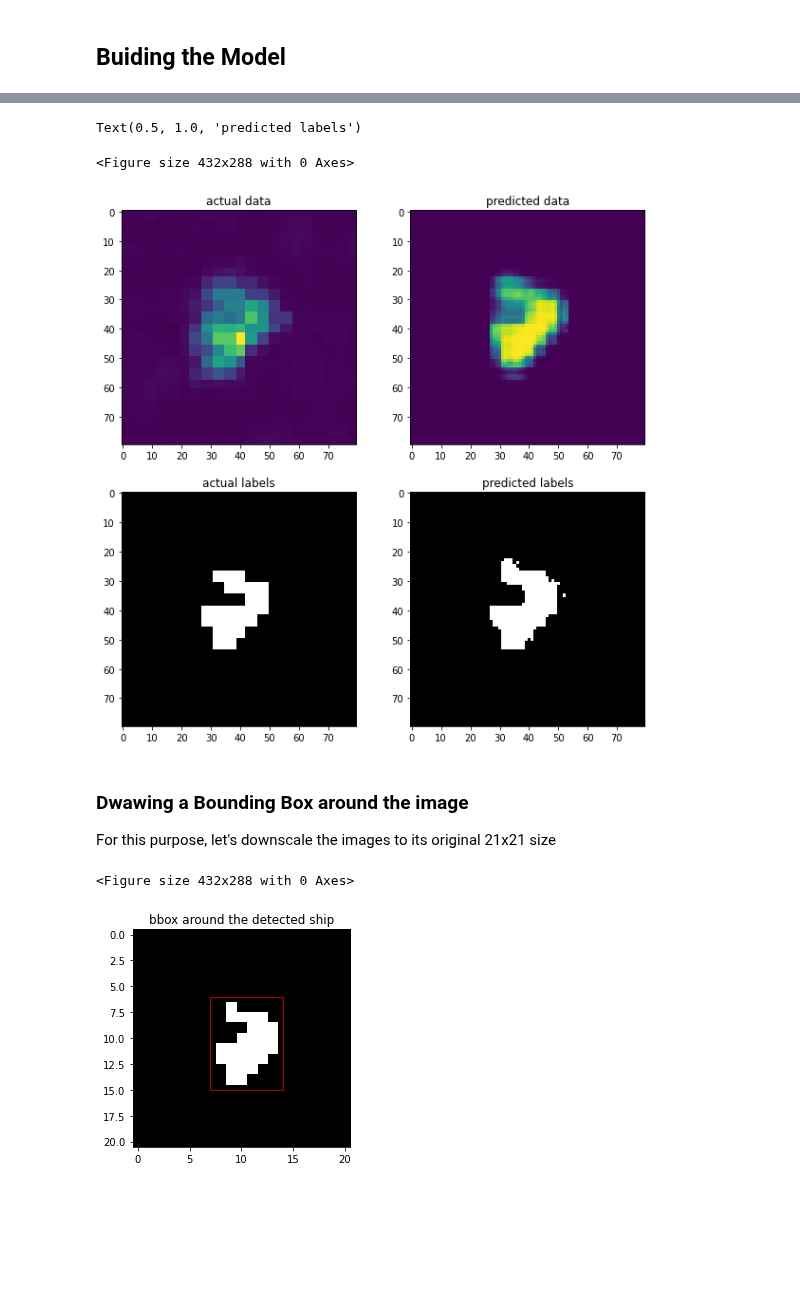
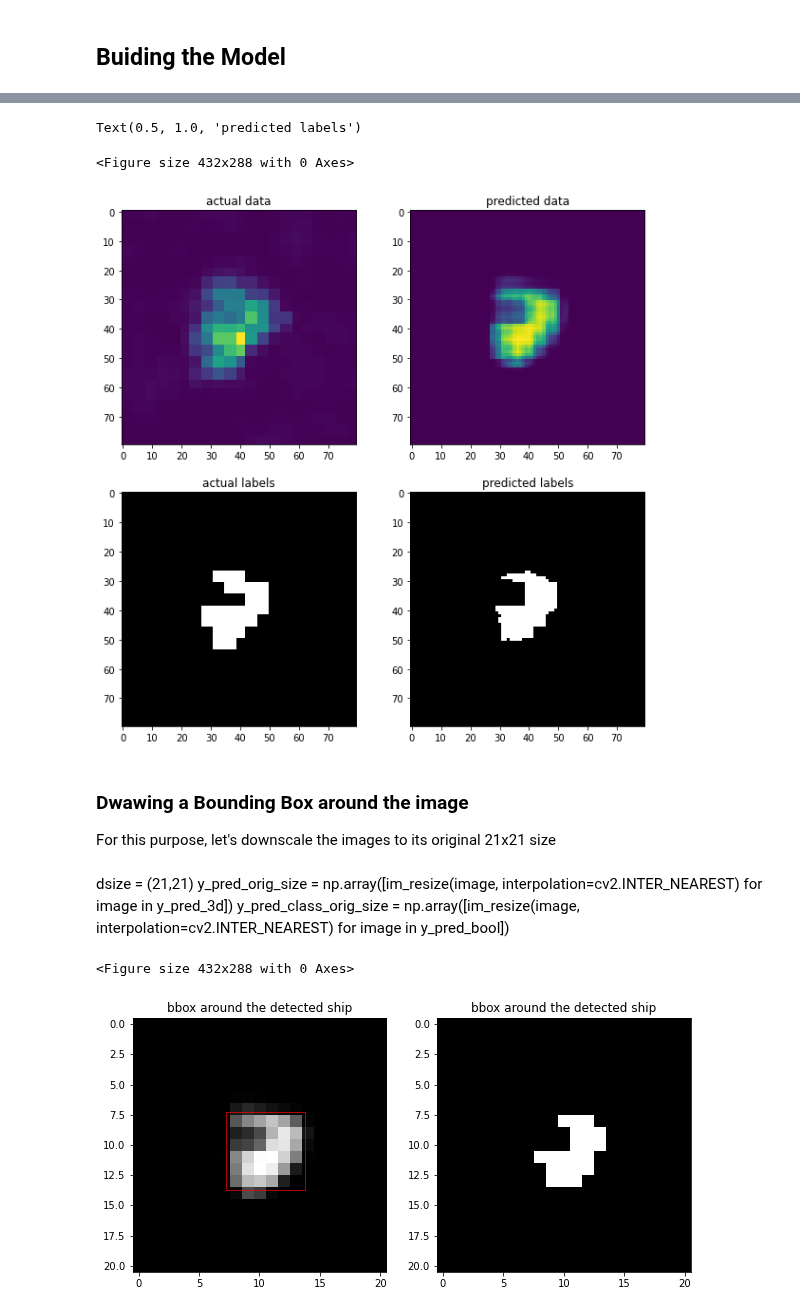
Before and after one commit to armkhudinyan/sar-ship-detect, a Jupyter notebook: scripts/Dechesne_under_development.ipynb, the cells around one changed output, grey strips where cells are left out. Drawn from its saved outputs; the diff is of its cells as text; code cells hidden in the pictures; blank space fills up the shorter version.

Commit message:
Foxing the code, Rerunning, foxing bbox

```diff
--- a/scripts/Dechesne_under_development.ipynb
+++ b/scripts/Dechesne_under_development.ipynb
@@ -289,6 +288,6 @@ Epoch 28/50
 # %%
 # model validation evaluation
-gmodel.load_weights(weights_path)
+gmodel = load_model(weights_path)
 score = gmodel.evaluate(X_valid, y_valid, verbose=1)
 print('Test loss:', score[0])
 print('Test accuracy:', score[1])
@@ -308,4 +307,5 @@ Test accuracy: 0.9886149168014526
 # %%
 # get predicted target values
-y_pred = gmodel.predict(X_test, batch_size=64, verbose=1)
+# y_pred = gmodel.predict(X_test, batch_size=64, verbose=1)
+y_pred_class = gmodel.predict_classes(X_test, batch_size=64, verbose=1).squeeze()
 # %% [output]
@@ -332,12 +333,12 @@ axarr[0,1].imshow(y_pred_3d[45])
 axarr[0,1].set_title('predicted data')
 axarr[1,0].imshow(y_test_3d[45], cmap="gray")
 axarr[1,0].set_title('actual labels')
-axarr[1,1].imshow(y_pred_bool[45], cmap="gray")
+axarr[1,1].imshow(y_pred_class[45], cmap="gray")
 axarr[1,1].set_title('predicted labels')
 # %% [output]
 Text(0.5, 1.0, 'predicted labels')
 <Figure size 432x288 with 0 Axes>
-[figure, old version]
+[figure, new version]
 # %% [markdown]
 ### Dwawing a Bounding Box around the image
 
@@ -349,37 +346,51 @@ y_pred_bool_orig_size =  np.array([im_resize(image, interpolation=cv2.INTER_NEAR
+# %% [markdown]
+dsize = (21,21)
+y_pred_orig_size =  np.array([im_resize(image, interpolation=cv2.INTER_NEAREST) for image in y_pred_3d])
+y_pred_class_orig_size =  np.array([im_resize(image, interpolation=cv2.INTER_NEAREST) for image in y_pred_bool])
 # %%
-def bbox_draw(im_array):
+def bbox_draw(image_id, dsize = dsize):
     '''Draw rectangle box around the detected ship'''
 
+    # resize the given images to original sizes
+    y_pred_resized = im_resize(y_pred_3d[image_id], interpolation=cv2.INTER_NEAREST)
+    y_pred_class_resized =  im_resize(y_pred_class[image_id], interpolation=cv2.INTER_NEAREST)
+
     # get figure bounding parameters
-    indx = np.argwhere(im_array==1)
-    up_b    = min([i[0] for i in indx])
-    down_b  = max([i[0] for i in indx])
-    left_b  = min([i[1] for i in indx])
-    right_b = max([i[1] for i in indx])
-    # set yp the bbox corner coordinate with 1 pixel out
-    upper_left = (left_b-1,up_b-1)
-    width = right_b-left_b+2
-    height = down_b-up_b+2
+    indx = np.argwhere(y_pred_class_resized==1)
+    up_b    = indx[:,0].min()
+    down_b  = indx[:,0].max()
+    left_b  = indx[:,1].min()
+    right_b = indx[:,1].max()
+
+    # set up the bbox corners coordinate with 1 pixel out
+    upper_left = (left_b-0.75,up_b-0.75)
+    width = right_b-left_b+1.5
+    height = down_b-up_b+1.5
 
     # Configure figure ploting
     plt.figure()
 
     #subplot(r,c) provide the no. of rows and columns
-    f, ax = plt.subplots()
-    ax.imshow(im_array,cmap="gray")
-    ax.set_title('bbox around the detected ship')
+    f, ax = plt.subplots(1,2, figsize = (10,10))
+    ax[0].imshow(y_pred_resized,cmap="gray")
+    ax[0].set_title('bbox around the detected ship')
+    ax[1].imshow(y_pred_class_resized,cmap="gray")
+    ax[1].set_title('bbox around the detected ship')
+
     # Create a Rectangle patch
     #Rectangle((left,upper),width,height)
     rect = patches.Rectangle(
-        (left_b-1,up_b-1),
+        upper_left,
         width,height,
         linewidth=0.7,edgecolor='r',facecolor='none')
     # Add the patch to the Axes
-    ax.add_patch(rect)
+    ax[0].add_patch(rect)
+#     ax[1].add_patch(rect)
 
     plt.show()
 
-bbox_draw(y_pred_bool_orig_size[45])
+dsize = (21,21)
+bbox_draw(45,dsize= dsize )
 # %% [output]
 <Figure size 432x288 with 0 Axes>
-[figure, old version]
+[figure, new version]
```
Also changed, not shown: parts of 9 cells of this notebook, 1 other file.
